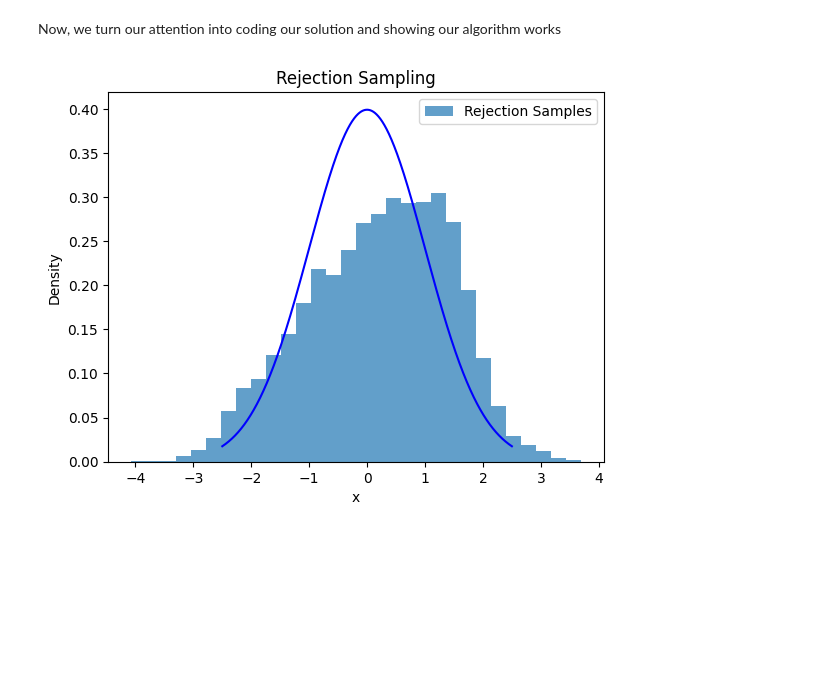
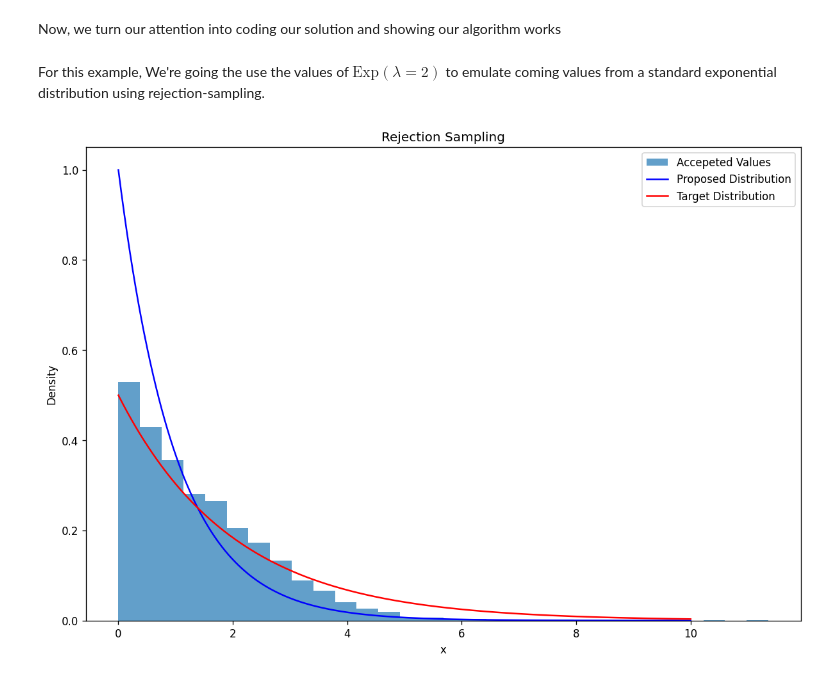
Before and after one commit to zunzun08/An-Introduction-to-Metropolis-Hastings-Algorithm-and-Overlay, a Jupyter notebook: 02-12-2025 Rejection sampling.ipynb, the cells around one changed output. Drawn from its saved outputs; the diff is of its cells as text; code cells hidden in the pictures; blank space fills up the shorter version.

```diff
--- a/02-12-2025 Rejection sampling.ipynb
+++ b/02-12-2025 Rejection sampling.ipynb
@@ -99,43 +99,62 @@ Now, we turn our attention into coding our solution and showing our algorithm wo
 import matplotlib.pyplot as plt
 import scipy
 import numpy as np
+# %% [markdown]
+For this example, We're going the use the values of $\text{Exp}(\lambda = 2)$ to emulate coming values from a standard exponential distribution using rejection-sampling.
 # %%
+plt.figure(figsize=[12,8], dpi=120)
+
+
+#implementing the algorithm
+
 def rejection_sampling(num_samples, M, prop_dist, target_dist):
     samples = []
     for _ in range(num_samples):
             #Random variable from our proposed distribution
             x = prop_dist.rvs()
             #Random variable from our uniform distribution
             u = scipy.stats.uniform.rvs()
 
             #Ratio is the realized random variable evaluated at both the proposed and the target distributions
-            ratio = target_dist.pdf(x) / (M*prop_dist.pdf(x))
+            ratio = (target_dist.pdf(x) / (prop_dist.pdf(x))) / M
+
 
             if u <= (ratio):  # Accept-reject condition
 
                 samples.append(x)
     return np.array(samples)
 
 #Setting distributions
-prop = scipy.stats.norm(loc=1, scale=2)
-target_pdf = scipy.stats.norm
+
+#For our proposed distribution we're going to use exp(lambda = 2)
+proposed_pdf = scipy.stats.expon
+
+#for our target distribution, we want to target exp(lambda=1)
+target_pdf = scipy.stats.expon(scale=2)
+
+
+#Doing some math, we calculate the constant M. In this case it comes out to be 2
 
 #Running Rejection sampling
-rejection_samples = rejection_sampling(num_samples=10000, M=.6577, prop_dist=prop, target_dist=target_pdf)
+rejection_samples = rejection_sampling(num_samples=10000, M=2, prop_dist=proposed_pdf, target_dist=target_pdf)
 
 
 
-x_vals = np.linspace(-2.5, 2.5, len(rejection_samples))
+
+#Plotting the functions
+x_vals = np.linspace(0, 10, len(rejection_samples))
 plt.hist(rejection_samples, bins=30, density=True,alpha=0.7, label='Rejection Samples')
 #plt.plot(x_vals, samples, 'bo')
-plt.plot(x_vals,scipy.stats.norm.pdf(x_vals), 'b-')
+plt.plot(x_vals, proposed_pdf.pdf(x_vals), 'b-')
+plt.plot(x_vals, target_pdf.pdf(x_vals) , 'r-')
 
 
 
-plt.legend()
+
+plt.legend(["Accepeted Values","Proposed Distribution", "Target Distribution"])
 plt.title("Rejection Sampling")
 plt.xlabel("x")
 plt.ylabel("Density")
 plt.show()
 # %% [output]
-[figure, old version]
+[figure, new version]
```
Also changed, not shown: parts of 1 cell of this notebook.
